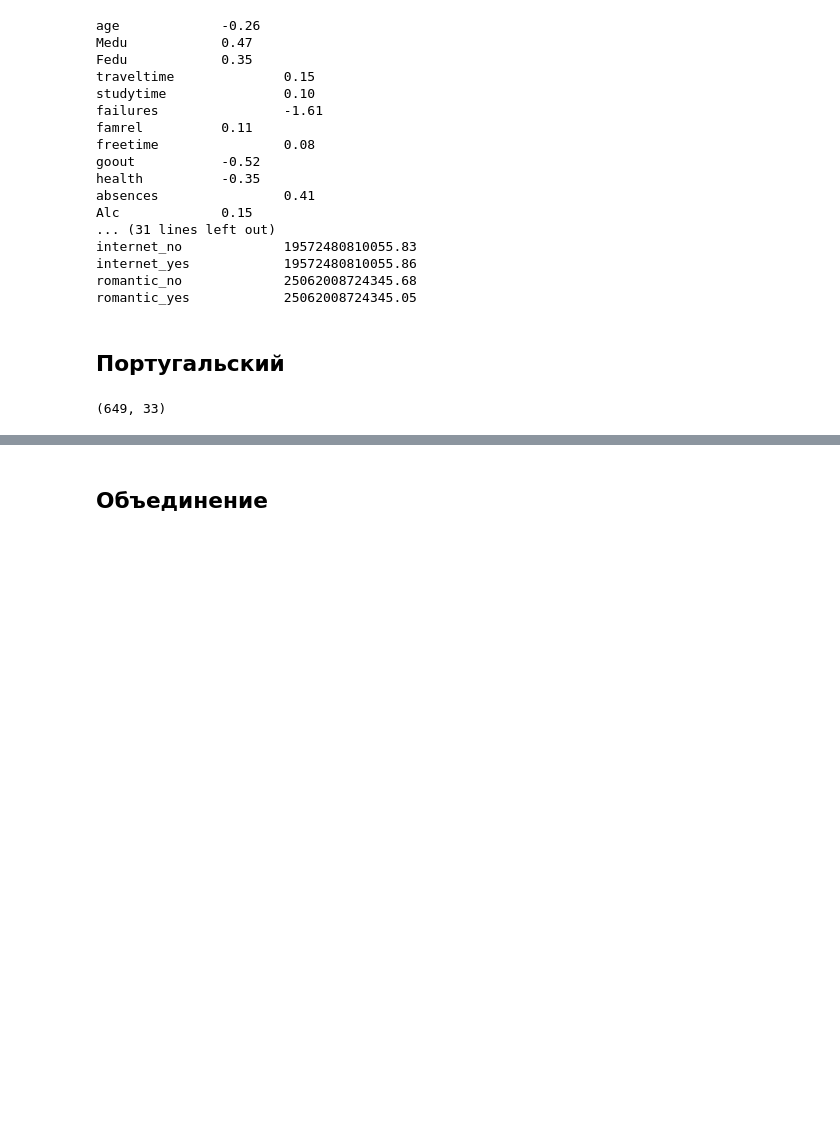
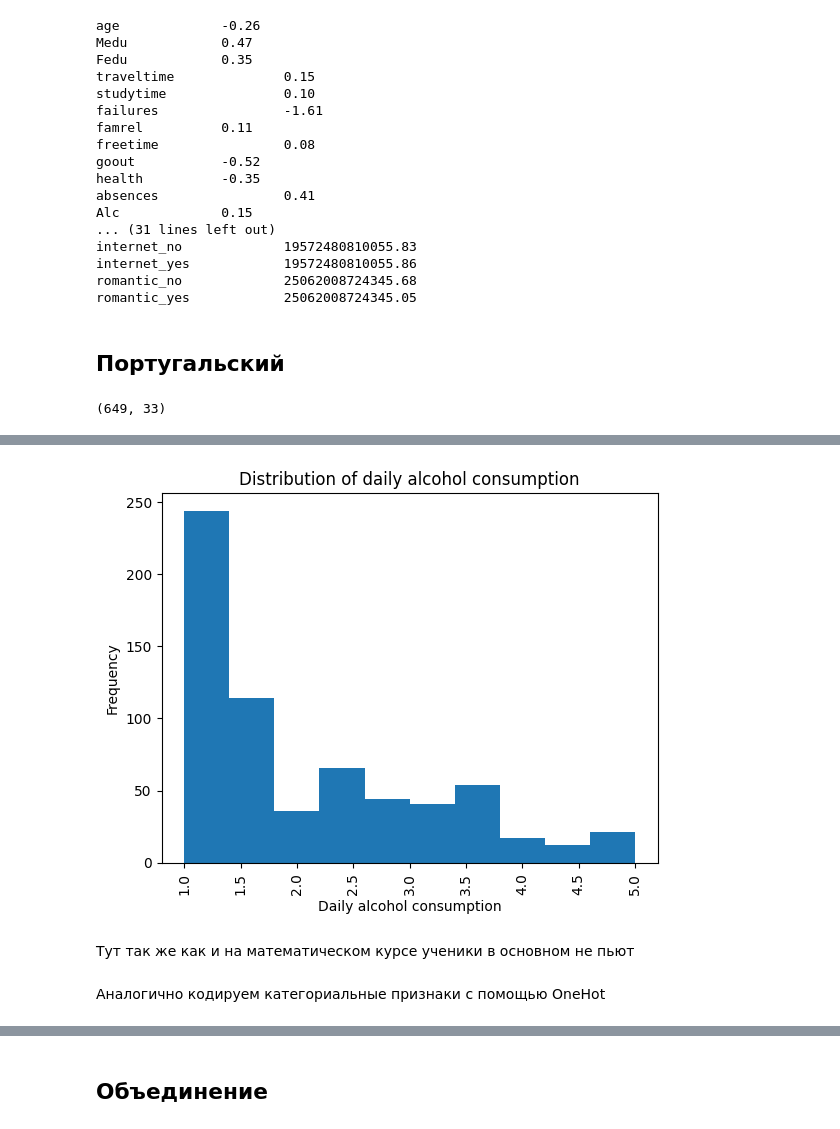
Before and after one commit to LilyKras/andan_alco_project, a Jupyter notebook: project.ipynb, the cells around one changed output, grey strips where cells are left out. Drawn from its saved outputs; the diff is of its cells as text; code cells hidden in the pictures; blank space fills up the shorter version.

```diff
--- a/project.ipynb
+++ b/project.ipynb
@@ -365,0 +458,6 @@ Index(['school', 'sex', 'age', 'address', 'famsize', 'Pstatus', 'Medu', 'Fedu',
+# %%
+df_port['Pgrade'] = df_port['G3']
+del df_port['G3']
+del df_port['G1']
+del df_port['G2']
+df_port.head()
@@ -365,0 +474,2 @@ Index(['school', 'sex', 'age', 'address', 'famsize', 'Pstatus', 'Medu', 'Fedu',
+# %%
+df_port['Alc'] = (df_port['Dalc']*2 + df_port['Walc']*5)/7
@@ -365,0 +489,13 @@ Index(['school', 'sex', 'age', 'address', 'famsize', 'Pstatus', 'Medu', 'Fedu',
+# %%
+plt.hist(df_port['Alc'])
+plt.title("Distribution of daily alcohol consumption")
+plt.xlabel('Daily alcohol consumption')
+plt.ylabel('Frequency')
+plt.xticks(rotation=90)
+plt.show()
+# %% [output]
+[figure, added]
+# %% [markdown]
+Тут так же как и на математическом курсе ученики в основном не пьют
+# %% [markdown]
+Аналогично кодируем категориальные признаки с помощью OneHot
```
Also changed, not shown: parts of 31 cells of this notebook.
